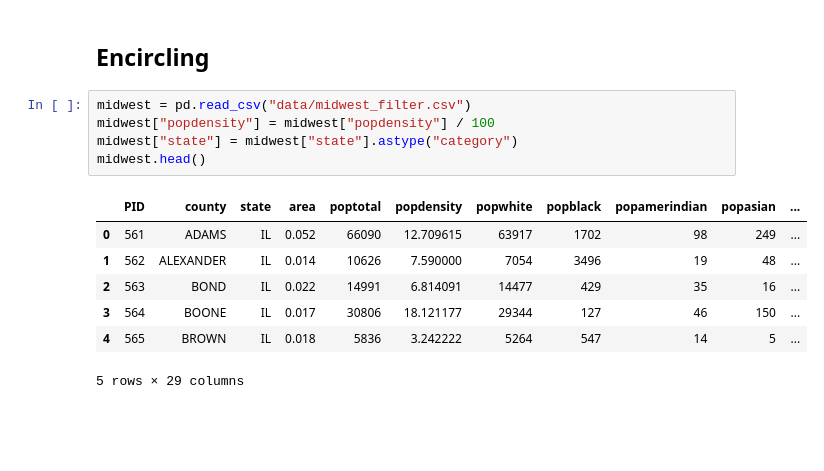
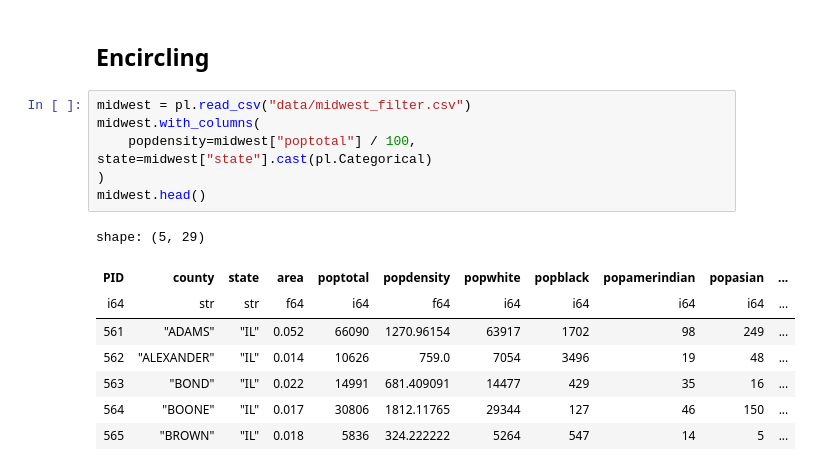
Before and after one commit to ivaquero/blog-bio, a Jupyter notebook: analysis/group.ipynb, the cells around one changed output. Cells and saved outputs as stored; diff of their text form; blank space fills up the shorter version.

```diff
--- a/analysis/group.ipynb
+++ b/analysis/group.ipynb
@@ -98,16 +105,18 @@ plt.show()
 # %% [markdown]
 ## Encircling
 # %%
-midwest = pd.read_csv("data/midwest_filter.csv")
-midwest["popdensity"] = midwest["popdensity"] / 100
-midwest["state"] = midwest["state"].astype("category")
+midwest = pl.read_csv("data/midwest_filter.csv")
+midwest.with_columns(
+    popdensity=midwest["poptotal"] / 100, state=midwest["state"].cast(pl.Categorical)
+)
 midwest.head()
 # %% [output]
+shape: (5, 29)
-|  | PID | county | state | area | poptotal | popdensity | popwhite | popblack | popamerindian | popasian | ... |
-| 0 | 561 | ADAMS | IL | 0.052 | 66090 | 12.709615 | 63917 | 1702 | 98 | 249 | ... |
-| 1 | 562 | ALEXANDER | IL | 0.014 | 10626 | 7.590000 | 7054 | 3496 | 19 | 48 | ... |
-| 2 | 563 | BOND | IL | 0.022 | 14991 | 6.814091 | 14477 | 429 | 35 | 16 | ... |
-| 3 | 564 | BOONE | IL | 0.017 | 30806 | 18.121177 | 29344 | 127 | 46 | 150 | ... |
-| 4 | 565 | BROWN | IL | 0.018 | 5836 | 3.242222 | 5264 | 547 | 14 | 5 | ... |
+| PID | county | state | area | poptotal | popdensity | popwhite | popblack | popamerindian | popasian | ... |
+| i64 | str | str | f64 | i64 | f64 | i64 | i64 | i64 | i64 | ... |
+| 561 | "ADAMS" | "IL" | 0.052 | 66090 | 1270.96154 | 63917 | 1702 | 98 | 249 | ... |
+| 562 | "ALEXANDER" | "IL" | 0.014 | 10626 | 759.0 | 7054 | 3496 | 19 | 48 | ... |
+| 563 | "BOND" | "IL" | 0.022 | 14991 | 681.409091 | 14477 | 429 | 35 | 16 | ... |
+| 564 | "BOONE" | "IL" | 0.017 | 30806 | 1812.11765 | 29344 | 127 | 46 | 150 | ... |
+| 565 | "BROWN" | "IL" | 0.018 | 5836 | 324.222222 | 5264 | 547 | 14 | 5 | ... |
-5 rows × 29 columns
 # %%
```
Also changed, not shown: parts of 16 cells of this notebook, 2 other files.
